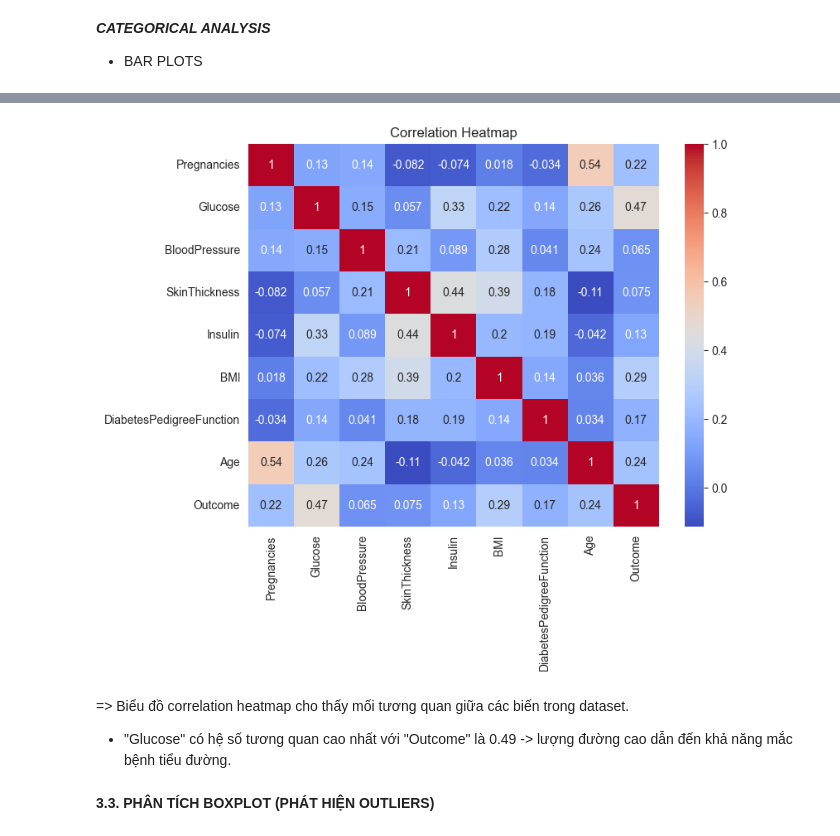
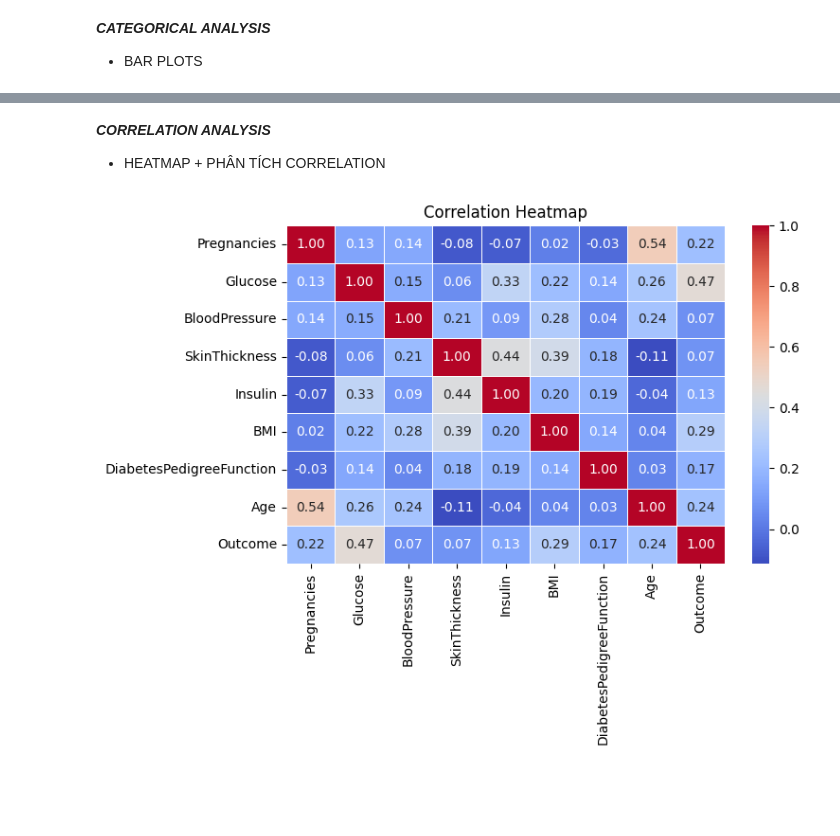
Before and after one commit to hongyen-oss/Diabetes-Prediction, a Jupyter notebook: Notebooks/project_analysis.ipynb, the cells around one changed output, grey strips where cells are left out. Saved outputs shown, nothing was run; the diff lists cells and outputs as text; code cells hidden in the pictures; blank space fills up the shorter version.

```diff
--- a/Notebooks/project_analysis.ipynb
+++ b/Notebooks/project_analysis.ipynb
@@ -84,0 +133,7 @@ print(df.duplicated().sum())
+# %%
+duplicates = df.duplicated().sum()
+print("Số dòng bị trùng:", duplicates)
+
+if duplicates > 0:
+    df = df.drop_duplicates()
+    print("Đã xoá dữ liệu trùng.")
@@ -241,14 +369,21 @@ for col in features:
+# %% [markdown]
+***CORRELATION ANALYSIS***
+* HEATMAP + PHÂN TÍCH CORRELATION
 # %%
-import matplotlib.pyplot as plt
-import seaborn as sns
 plt.figure(figsize=(8,6))
-sns.heatmap(df.corr(), annot=True, cmap="coolwarm")
+
+corr = df.corr()
+
+sns.heatmap(
+    corr,
+    annot=True,
+    fmt=".2f",
+    cmap="coolwarm",
+    linewidths=0.5
+)
+
 plt.title('Correlation Heatmap')
+plt.tight_layout()
 plt.show()
 # %% [output]
-[figure, old version]
+[figure, new version]
-# %% [markdown]
-=> Biểu đồ correlation heatmap cho thấy mối tương quan giữa các biến trong dataset.
-+ "Glucose" có hệ số tương quan cao nhất với "Outcome" là 0.49 -> lượng đường cao dẫn đến khả năng mắc bệnh tiểu đường.
-# %% [markdown]
-**3.3.  PHÂN TÍCH BOXPLOT (PHÁT HIỆN OUTLIERS)**
```
Also changed, not shown: parts of 169 cells of this notebook, 5 other files.
